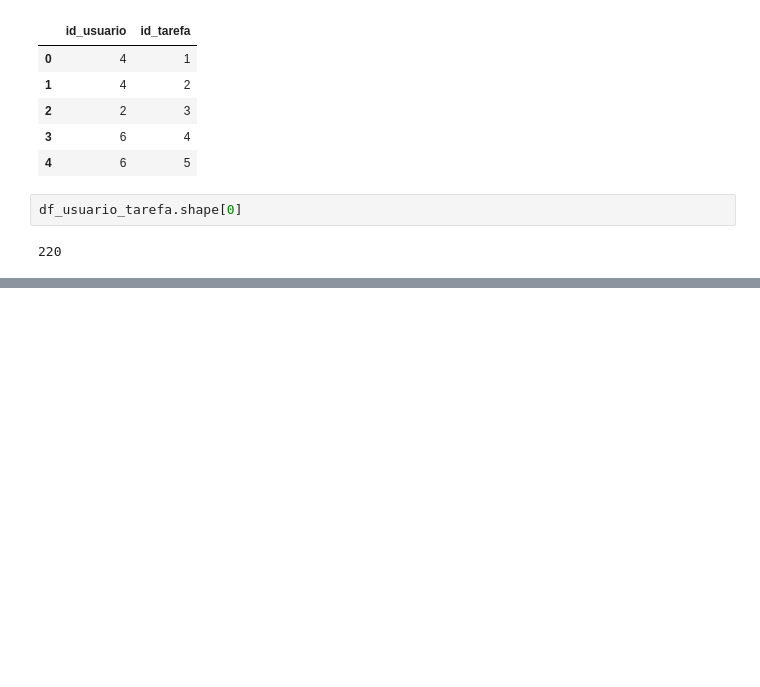
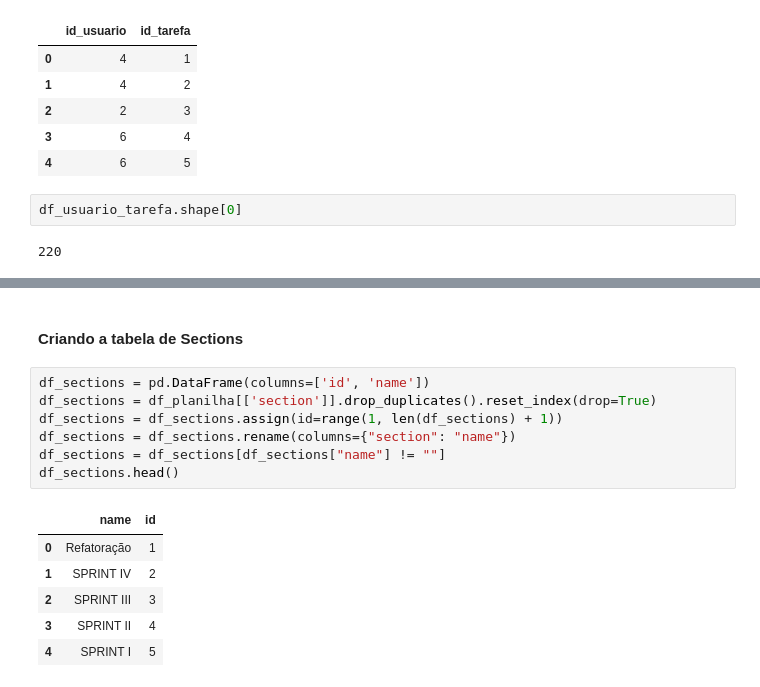
Before and after one commit to sptech-eventify/database-files, a Jupyter notebook: notebooks/migration.ipynb, the cells around one changed output, grey strips where cells are left out. Cells and saved outputs as stored; diff of their text form; blank space fills up the shorter version.

```diff
--- a/notebooks/migration.ipynb
+++ b/notebooks/migration.ipynb
@@ -124 +202,17 @@ df_usuario_tarefa.shape[0]
+# %% [markdown]
+#### Criando a tabela de Sections
+# %%
+df_sections = pd.DataFrame(columns=['id', 'name'])
+df_sections = df_planilha[['section']].drop_duplicates().reset_index(drop=True)
+df_sections = df_sections.assign(id=range(1, len(df_sections) + 1))
+df_sections = df_sections.rename(columns={"section": "name"})
+df_sections = df_sections[df_sections["name"] != ""]
+df_sections.head()
+# %% [output]
+|  | name | id |
+| 0 | Refatoração | 1 |
+| 1 | SPRINT IV | 2 |
+| 2 | SPRINT III | 3 |
+| 3 | SPRINT II | 4 |
+| 4 | SPRINT I | 5 |
 # %% [markdown]
```
Also changed, not shown: parts of 16 cells of this notebook.
